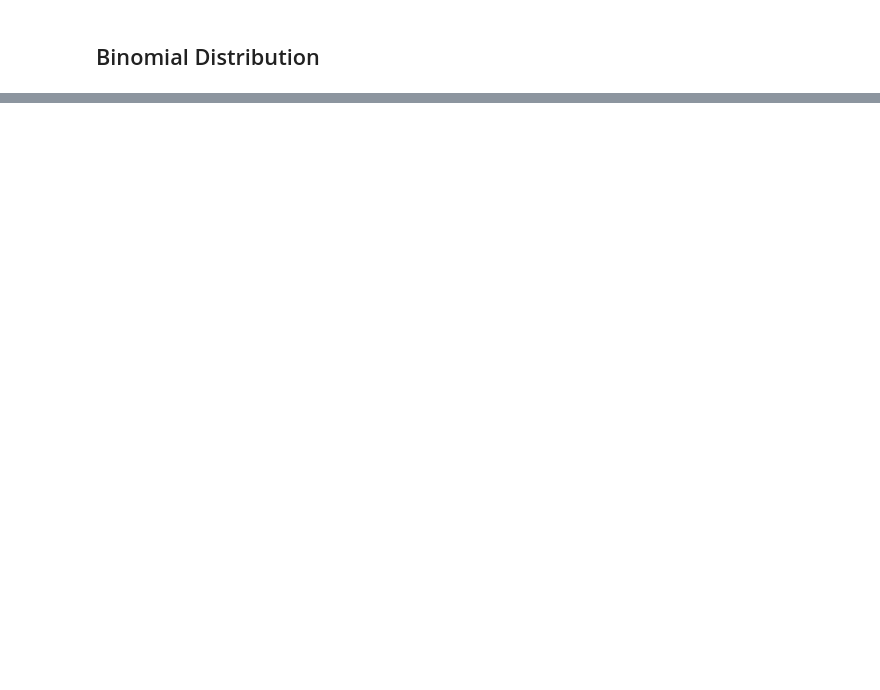
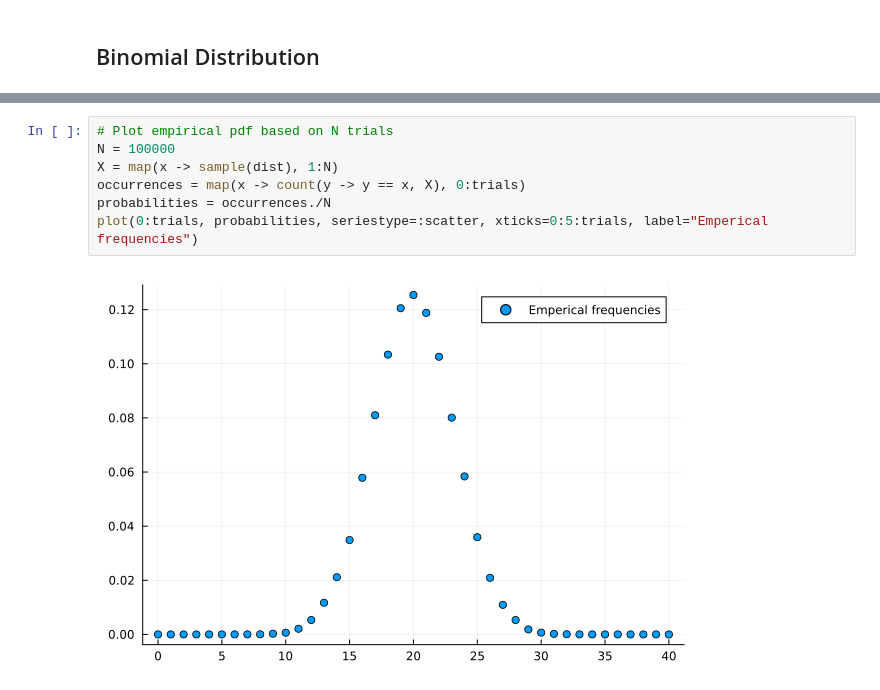
Before and after one commit to SylvainBrouwer/PRML-in-Julia, a Jupyter notebook: notebooks/ch02_probability_distributions.ipynb, the cells around one changed output, grey strips where cells are left out. Drawn from its saved outputs; the diff is of its cells as text; blank space fills up the shorter version.

```diff
--- a/notebooks/ch02_probability_distributions.ipynb
+++ b/notebooks/ch02_probability_distributions.ipynb
@@ -24,0 +32,9 @@ bar([0, 1], [p_zero, p_one], ylim=(0, 1), xticks=[0,1])
+# %%
+# Plot empirical pdf based on N trials
+N = 100000
+X = map(x -> sample(dist), 1:N)
+occurrences = map(x -> count(y -> y == x, X), 0:trials)
+probabilities = occurrences./N
+plot(0:trials, probabilities, seriestype=:scatter, xticks=0:5:trials, label="Emperical frequencies")
+# %% [output]
+[figure, added]
```
Also changed, not shown: parts of 7 cells of this notebook, 13 other files.
